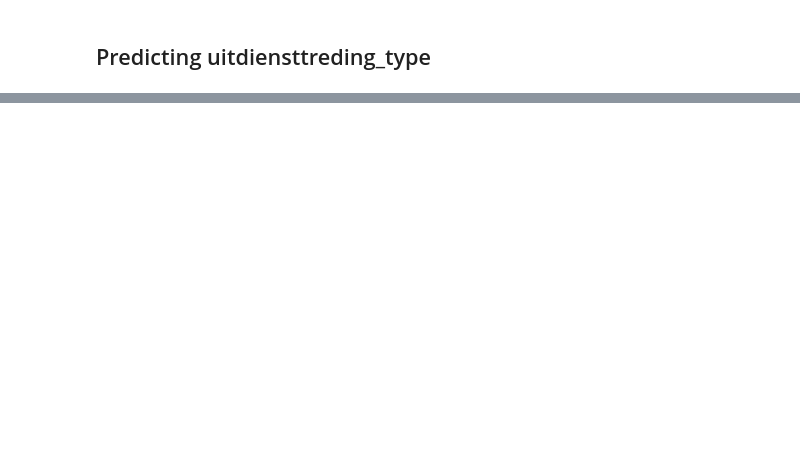
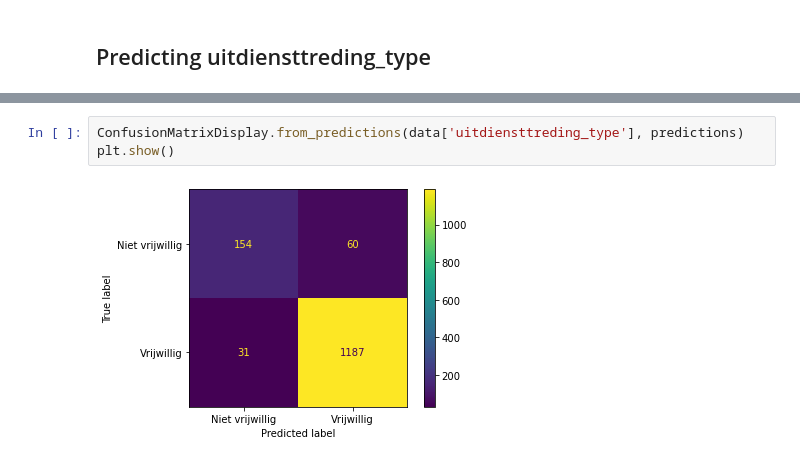
Before and after one commit to SjorsWitt/i4talent_assignment, a Jupyter notebook: main.ipynb, the cells around one changed output, grey strips where cells are left out. Cells and saved outputs as stored; diff of their text form; blank space fills up the shorter version.

```diff
--- a/main.ipynb
+++ b/main.ipynb
@@ -428 +442,6 @@ plt.show()
+# %%
+ConfusionMatrixDisplay.from_predictions(data['uitdiensttreding_type'], predictions)
+plt.show()
+# %% [output]
+[figure, added]
 # %%
```
Also changed, not shown: parts of 18 cells of this notebook.
